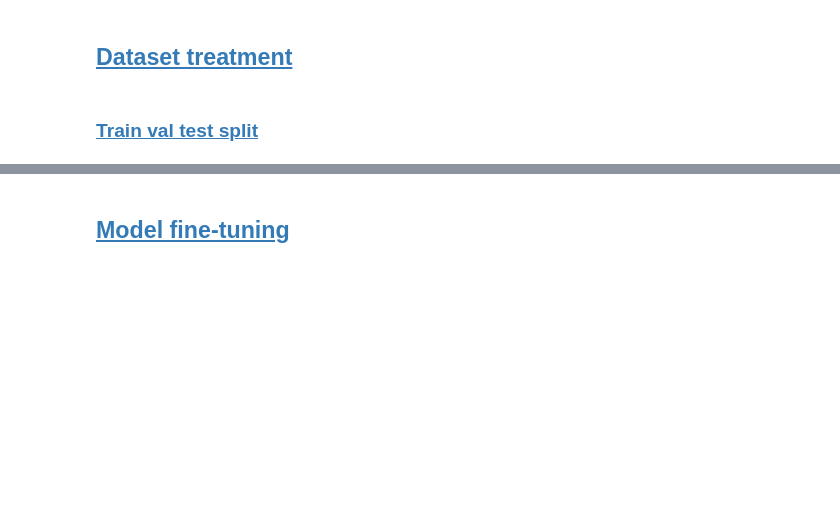
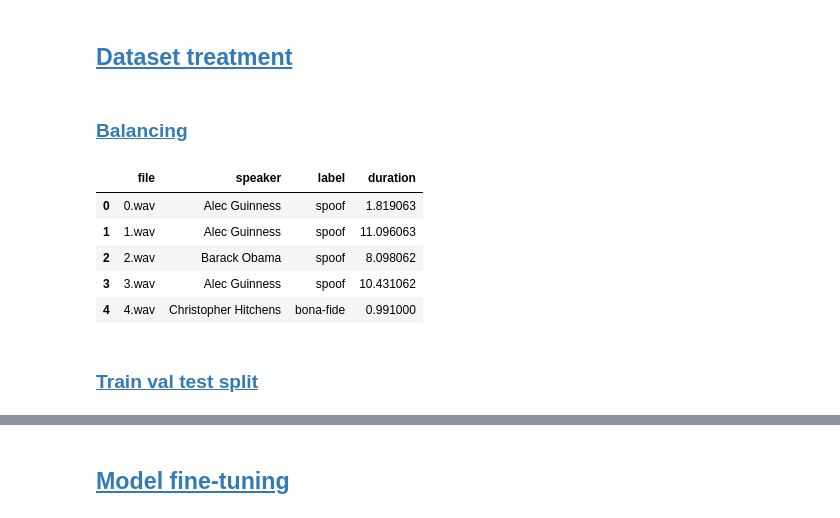
Before and after one commit to KARAS-SSL/AUDIOS, a Jupyter notebook: notebooks/CNN_baseline_model.ipynb, the cells around one changed output, grey strips where cells are left out. Saved outputs shown, nothing was run; the diff lists cells and outputs as text; code cells hidden in the pictures; blank space fills up the shorter version.

```diff
--- a/notebooks/CNN_baseline_model.ipynb
+++ b/notebooks/CNN_baseline_model.ipynb
@@ -266,8 +269,65 @@ Minutes of each audio per speaker
 | The Notorious B.I.G. | 17.437697 | 1.121524 | 18.559221 | 0.939571 |
 # %% [markdown]
 ## <a id='toc1_3_'></a>[Dataset treatment](#toc0_)
+# %% [markdown]
+### <a id='toc1_3_1_'></a>[Balancing](#toc0_)
+# %%
+def balance_dataset(dataset_df, imbalance_threshold, seed):
+    # Per speaker counts
+    spoof_per_speaker = dataset_df[dataset_df.label == 'spoof'].groupby("speaker").duration.count()
+    bonafide_per_speaker = dataset_df[dataset_df.label == 'bona-fide'].groupby("speaker").duration.count()
+
+    # Combine counts into a single DataFrame and fill NaN with 0
+    counts_df = pd.DataFrame({
+        'spoof_count': spoof_per_speaker,
+        'bona_fide_count': bonafide_per_speaker
+    }).fillna(0)
+
+    # Calculate total count and spoof ratio for each speaker
+    counts_df['total'] = counts_df['spoof_count'] + counts_df['bona_fide_count']
+    counts_df['spoof_ratio'] = counts_df['spoof_count'] / counts_df['total']
+
+    # Initialize list to hold balanced data
+    final_data = []
+
+    for speaker in counts_df.index:
+        speaker_data = dataset_df[dataset_df['speaker'] == speaker]
+
+        # Separate spoof and bonafide samples
+        spoof_samples = speaker_data[speaker_data['label'] == 'spoof']
+        bonafide_samples = speaker_data[speaker_data['label'] == 'bona-fide']
+
+        # Calculate the spoof ratio for this speaker
+        spoof_ratio = counts_df.loc[speaker, 'spoof_ratio']
+
+        # Check if the speaker's spoof/bona-fide ratio is within the threshold
+        if spoof_ratio < imbalance_threshold or spoof_ratio > (1 - imbalance_threshold):
+            # Balance spoof and bona-fide samples by truncating the excess
+            target_count = min(len(spoof_samples), len(bonafide_samples))
+            spoof_samples = spoof_samples.sample(n=target_count, random_state=seed)
+            bonafide_samples = bonafide_samples.sample(n=target_count, random_state=seed)
+
+        # Append both spoof and bona-fide samples for this speaker
+        final_data.append(pd.concat([spoof_samples, bonafide_samples]))
+
+    # Concatenate all balanced samples and sort by numeric part of 'file' column
+    balanced_dataset_df = pd.concat(final_data)
+    balanced_dataset_df['file_index'] = balanced_dataset_df['file'].str.extract(r'(\d+)').astype(int)
+    balanced_dataset_df = balanced_dataset_df.sort_values(by='file_index').drop(columns='file_index').reset_index(drop=True)
+
+    return balanced_dataset_df
+
+dataset_metadata_df = balance_dataset(dataset_metadata_df, imbalance_threshold=0.5,seed=RANDOM_STATE)
+dataset_metadata_df.head()
+# %% [output]
+|  | file | speaker | label | duration |
+| 0 | 0.wav | Alec Guinness | spoof | 1.819063 |
+| 1 | 1.wav | Alec Guinness | spoof | 11.096063 |
+| 2 | 2.wav | Barack Obama | spoof | 8.098062 |
+| 3 | 3.wav | Alec Guinness | spoof | 10.431062 |
+| 4 | 4.wav | Christopher Hitchens | bona-fide | 0.991000 |
 # %% [markdown]
-### <a id='toc1_3_1_'></a>[Train val test split](#toc0_)
+### <a id='toc1_3_2_'></a>[Train val test split](#toc0_)
 # %%
 from sklearn.model_selection import train_test_split
 
```
Also changed, not shown: parts of 24 cells of this notebook.
